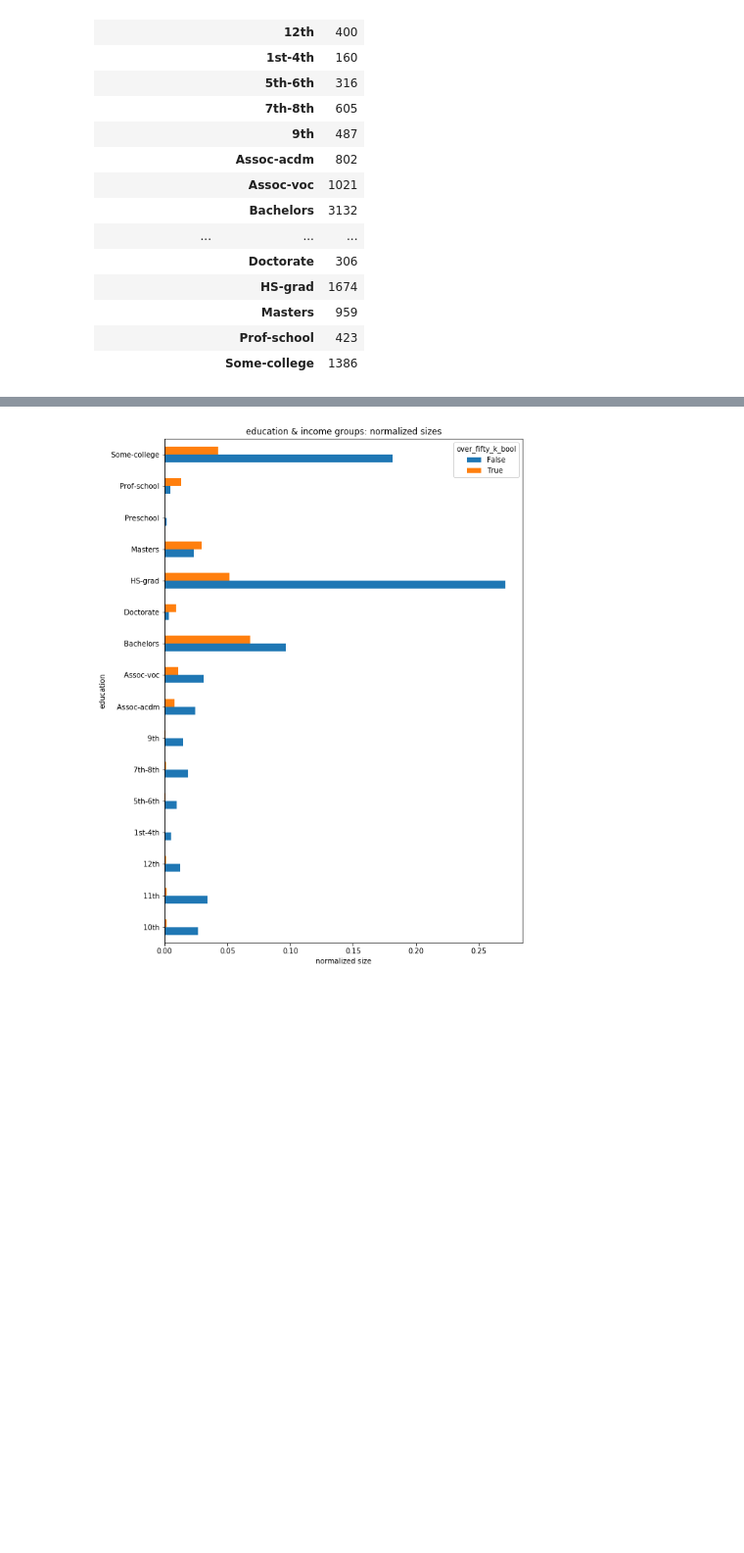
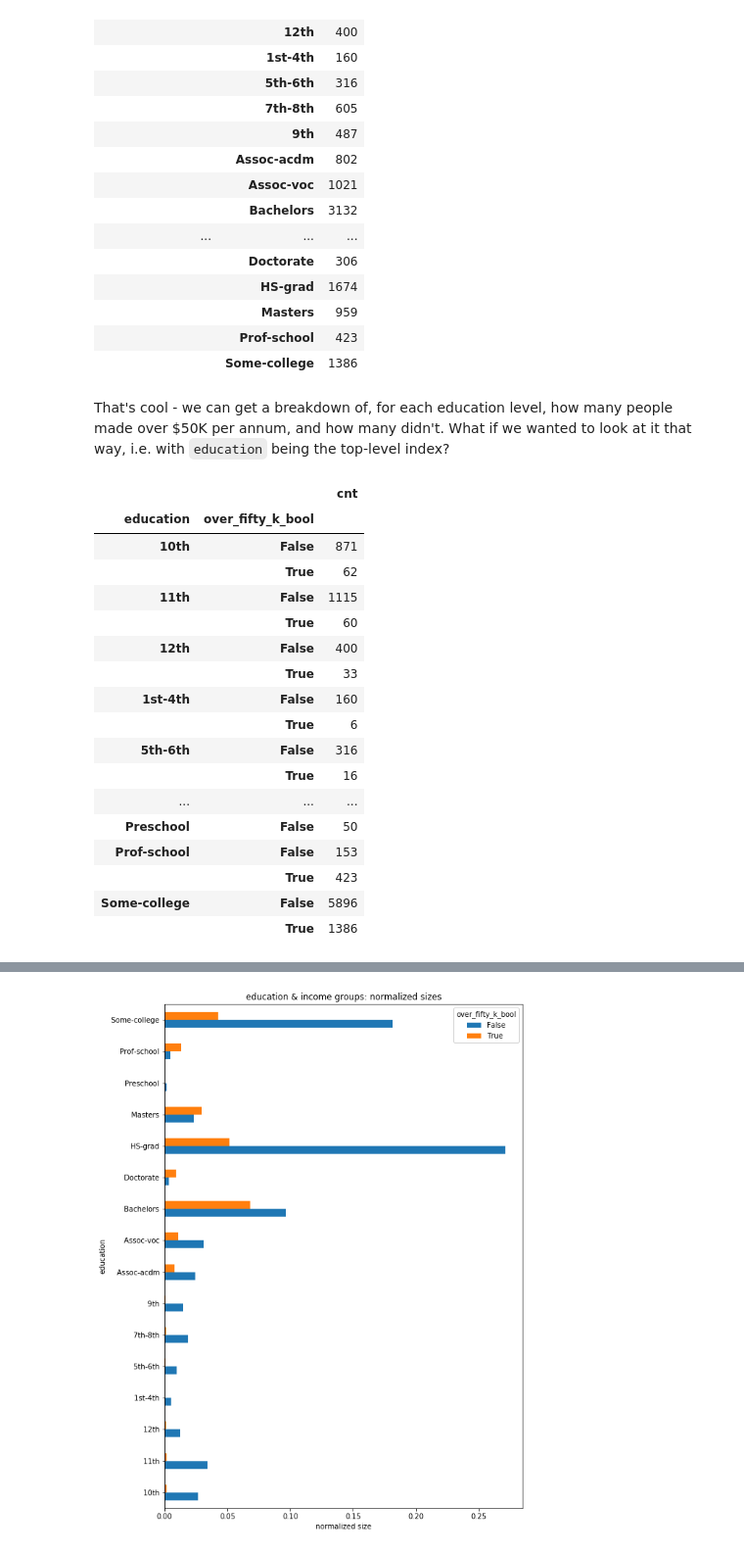
Before and after one commit to lermana/python_fundamentals, a Jupyter notebook: part_2.ipynb, the cells around one changed output, grey strips where cells are left out. Shown: that part at 98% size. Cells and saved outputs as stored; diff of their text form; code cells hidden in the pictures; blank space fills up the shorter version.

```diff
--- a/part_2.ipynb
+++ b/part_2.ipynb
@@ -463,3 +559,30 @@ data[["education", "over_fifty_k_bool"]
 |  | Masters | 959 |
 |  | Prof-school | 423 |
 |  | Some-college | 1386 |
+# %% [markdown]
+That's cool - we can get a breakdown of, for each education level, how many people made over $50K per annum, and how many didn't. What if we wanted to look at it that way, i.e. with `education` being the top-level index?
+# %%
+data[["education", "over_fifty_k_bool"]
+    ].groupby(["education", "over_fifty_k_bool" ]
+    ).size(
+    ).rename("cnt"
+    ).to_frame()
+# %% [output]
+|  |  | cnt |
+| education | over_fifty_k_bool |  |
+| 10th | False | 871 |
+|  | True | 62 |
+| 11th | False | 1115 |
+|  | True | 60 |
+| 12th | False | 400 |
+|  | True | 33 |
+| 1st-4th | False | 160 |
+|  | True | 6 |
+| 5th-6th | False | 316 |
+|  | True | 16 |
+| ... | ... | ... |
+| Preschool | False | 50 |
+| Prof-school | False | 153 |
+|  | True | 423 |
+| Some-college | False | 5896 |
+|  | True | 1386 |
```
Also changed, not shown: parts of 42 cells of this notebook, 1 other file.
